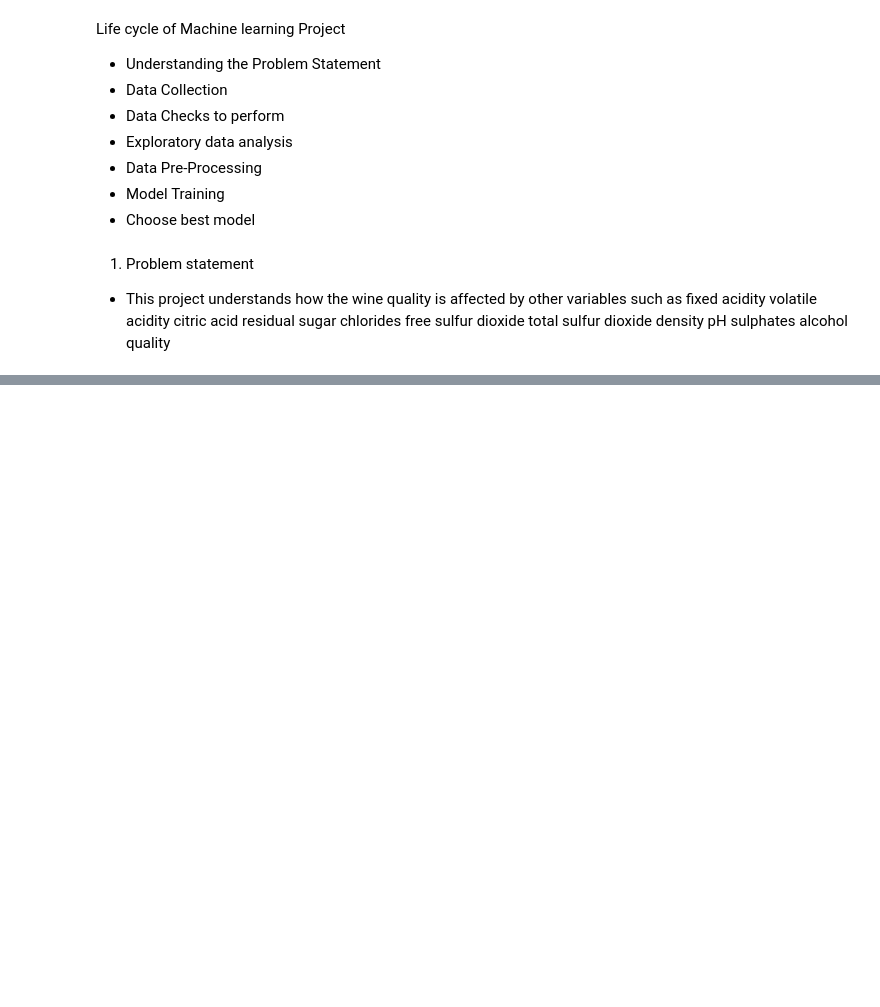
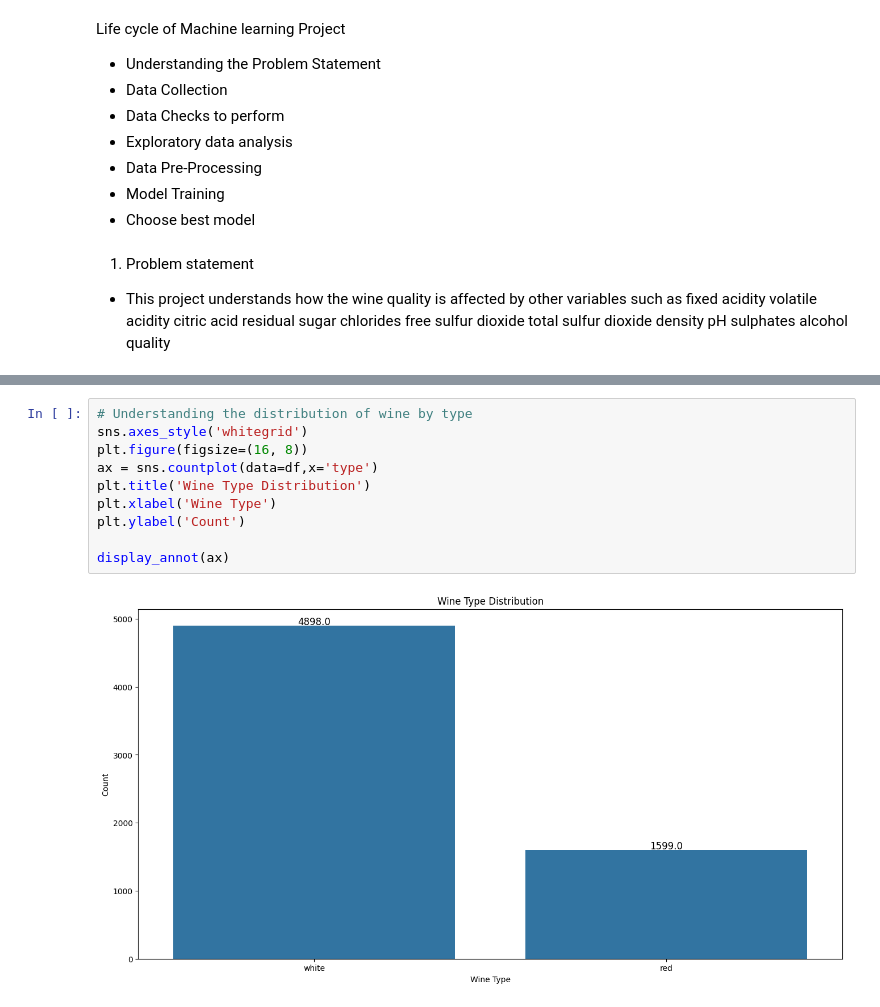
Before and after one commit to snarula31/wine-quality-prediction, a Jupyter notebook: notebook/wine_quality_prediciton_eda.ipynb, the cells around one changed output, grey strips where cells are left out. Drawn from its saved outputs; the diff is of its cells as text; blank space fills up the shorter version.

```diff
--- a/notebook/wine_quality_prediciton_eda.ipynb
+++ b/notebook/wine_quality_prediciton_eda.ipynb
@@ -69,0 +154,12 @@ df.describe().transpose()
+# %%
+# Understanding the distribution of wine by type
+sns.axes_style('whitegrid')
+plt.figure(figsize=(16, 8))
+ax = sns.countplot(data=df,x='type')
+plt.title('Wine Type Distribution')
+plt.xlabel('Wine Type')
+plt.ylabel('Count')
+
+display_annot(ax)
+# %% [output]
+[figure, added]
```
Also changed, not shown: parts of 15 cells of this notebook.
